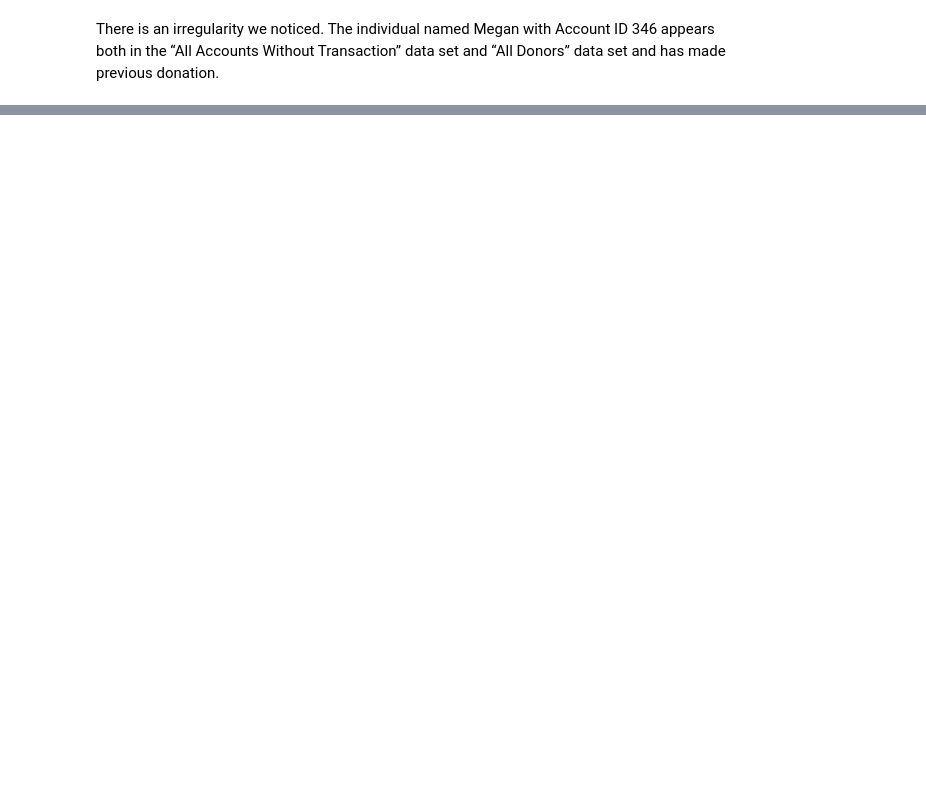
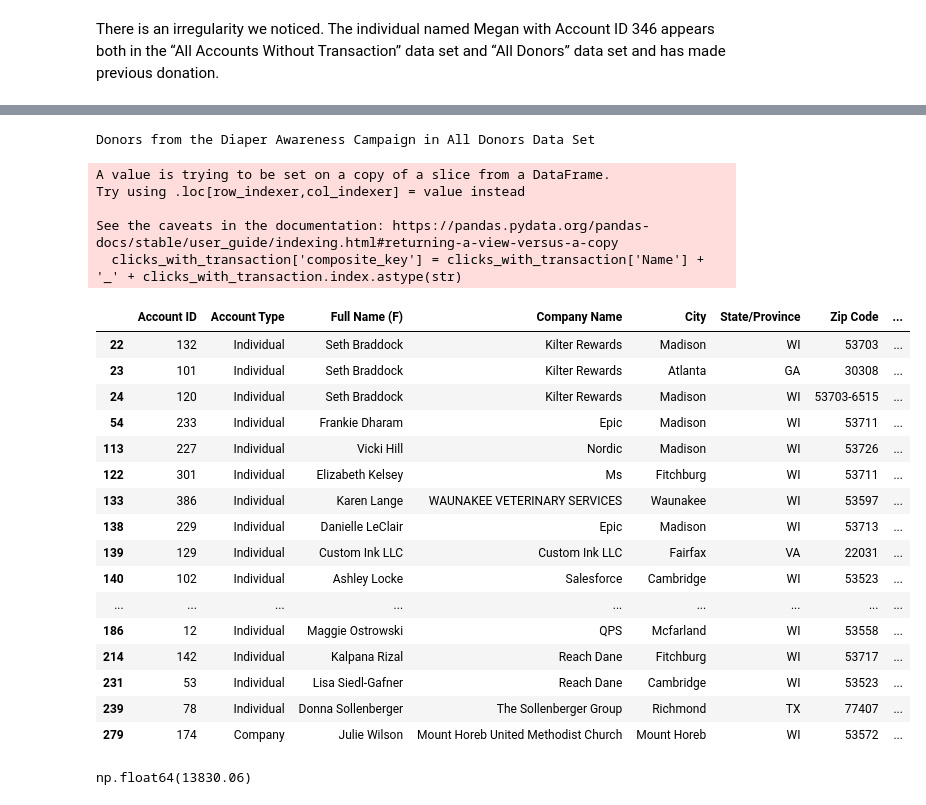
Before and after one commit to PrateekChand28/Biokind_repo, a Jupyter notebook: daiper_awareness.ipynb, the cells around one changed output, grey strips where cells are left out. Drawn from its saved outputs; the diff is of its cells as text; code cells hidden in the pictures; blank space fills up the shorter version.

```diff
--- a/daiper_awareness.ipynb
+++ b/daiper_awareness.ipynb
@@ -329,0 +430,40 @@ There is an irregularity we noticed. The individual named Megan with Account ID
+# %%
+# Create composite keys for matching
+allDonorsClean['composite_key'] = allDonorsClean['Full Name (F)'] + '_' + allDonorsClean['Account ID'].astype(str)
+clicks_with_transaction['composite_key'] = clicks_with_transaction['Name'] + '_' + clicks_with_transaction.index.astype(str)
+
+# Filter rows based on matching composite keys
+campaignDonorsInAllDonors = allDonorsClean[
+    allDonorsClean['composite_key'].isin(clicks_with_transaction['composite_key'])
+]
+
+print('Donors from the Diaper Awareness Campaign in All Donors Data Set')
+campaignDonorsInAllDonors
+# %% [output]
+Donors from the Diaper Awareness Campaign in All Donors Data Set
+A value is trying to be set on a copy of a slice from a DataFrame.
+Try using .loc[row_indexer,col_indexer] = value instead
+
+See the caveats in the documentation: https://pandas.pydata.org/pandas-docs/stable/user_guide/indexing.html#returning-a-view-versus-a-copy
+  clicks_with_transaction['composite_key'] = clicks_with_transaction['Name'] + '_' + clicks_with_transaction.index.astype(str)
+|  | Account ID | Account Type | Full Name (F) | Company Name | City | State/Province | Zip Code | ... |
+| 22 | 132 | Individual | Seth Braddock | Kilter Rewards | Madison | WI | 53703 | ... |
+| 23 | 101 | Individual | Seth Braddock | Kilter Rewards | Atlanta | GA | 30308 | ... |
+| 24 | 120 | Individual | Seth Braddock | Kilter Rewards | Madison | WI | 53703-6515 | ... |
+| 54 | 233 | Individual | Frankie Dharam | Epic | Madison | WI | 53711 | ... |
+| 113 | 227 | Individual | Vicki Hill | Nordic | Madison | WI | 53726 | ... |
+| 122 | 301 | Individual | Elizabeth Kelsey | Ms | Fitchburg | WI | 53711 | ... |
+| 133 | 386 | Individual | Karen Lange | WAUNAKEE VETERINARY SERVICES | Waunakee | WI | 53597 | ... |
+| 138 | 229 | Individual | Danielle LeClair | Epic | Madison | WI | 53713 | ... |
+| 139 | 129 | Individual | Custom Ink LLC | Custom Ink LLC | Fairfax | VA | 22031 | ... |
+| 140 | 102 | Individual | Ashley Locke | Salesforce | Cambridge | WI | 53523 | ... |
+| ... | ... | ... | ... | ... | ... | ... | ... | ... |
+| 186 | 12 | Individual | Maggie Ostrowski | QPS | Mcfarland | WI | 53558 | ... |
+| 214 | 142 | Individual | Kalpana Rizal | Reach Dane | Fitchburg | WI | 53717 | ... |
+| 231 | 53 | Individual | Lisa Siedl-Gafner | Reach Dane | Cambridge | WI | 53523 | ... |
+| 239 | 78 | Individual | Donna Sollenberger | The Sollenberger Group | Richmond | TX | 77407 | ... |
+| 279 | 174 | Company | Julie Wilson | Mount Horeb United Methodist Church | Mount Horeb | WI | 53572 | ... |
+# %%
+campaignDonorsInAllDonors["Largest Donation Amount"].sum()
+# %% [output]
+np.float64(13830.06)
```
Also changed, not shown: parts of 46 cells of this notebook, 3 other files.
